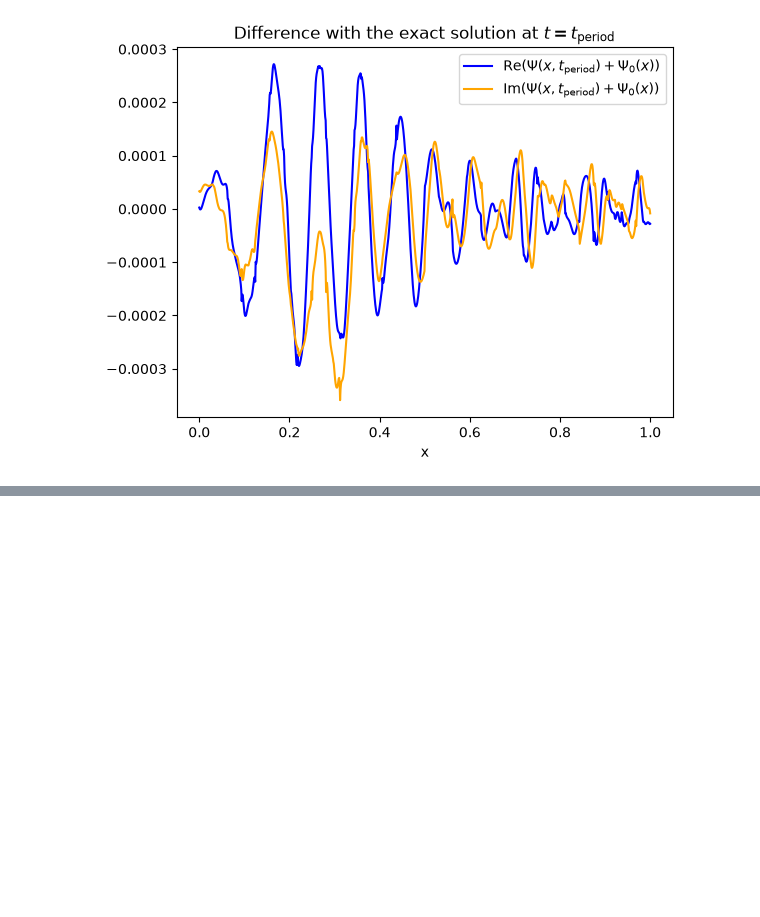
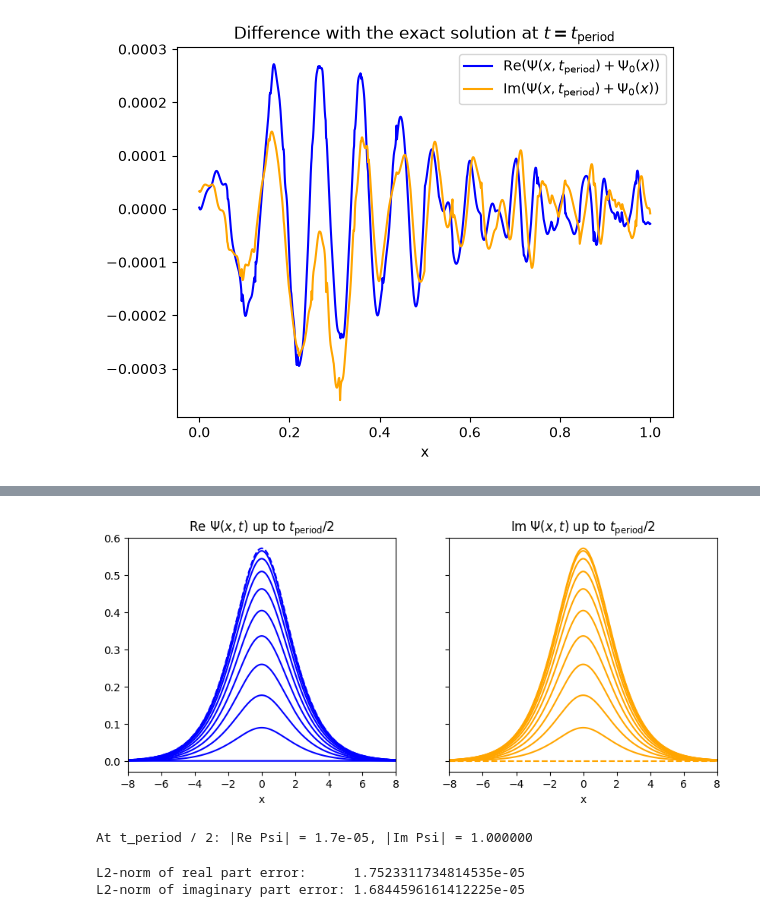
Before and after one commit to MRChemSoft/vampyr, a Jupyter notebook: docs/notebooks/harmonic_oscillator_evolution.ipynb, the cells around one changed output, grey strips where cells are left out. Drawn from its saved outputs; the diff is of its cells as text; code cells hidden in the pictures; blank space fills up the shorter version.

```diff
--- a/docs/notebooks/harmonic_oscillator_evolution.ipynb
+++ b/docs/notebooks/harmonic_oscillator_evolution.ipynb
@@ -336,0 +458,57 @@ L2-norm of imaginary part error: 6.985024710103107e-05
+# %%
+# Free the oscillator's operator before building the atom's
+del iteratorA
+
+psi0 = psi0.to_complex()
+t_period = np.pi / abs(E0)
+time_step = 0.5 * t_period / N
+
+def tilde_V(y):
+    return V(y) - time_step**2 / 48 * dV(y)**2
+
+iteratorA = ChinChenA(
+    expA = create_unitary_kinetic_operator(mra, precision, time_step / (16 * L**2), finest_scale),
+    expB = create_unitary_potential_operator(Pc, V, time_step / 6),
+    exp_tildeB = create_unitary_potential_operator(Pc, tilde_V, 2 * time_step / 3)
+)
+# %%
+# Plot against x, with the normalisation on [-L, L]
+x_vec = np.linspace(0, 0.9999, 1000)
+x_plt = 2 * L * (x_vec - 0.5)
+scale = 1 / np.sqrt(2 * L)
+
+fig, (ax_re, ax_im) = plt.subplots(1, 2, sharey = True, figsize = (10, 4))
+
+def plot_parts(psi, style = '-'):
+    re = psi.real()
+    im = psi.imag()
+    ax_re.plot(x_plt, [scale * re([x]) for x in x_vec], style, color = 'blue')
+    ax_im.plot(x_plt, [scale * im([x]) for x in x_vec], style, color = 'orange')
+
+psiA = psi0
+plot_parts(psiA, '--')
+for n in range(N):
+    psiA = iteratorA(psiA)
+    plot_parts(psiA)
+
+for ax, part in ((ax_re, 'Re'), (ax_im, 'Im')):
+    ax.set_xlim(-8, 8)
+    ax.set_xlabel('x')
+    ax.set_title(part + r' $\Psi(x, t)$ up to $t_{ \text{period} } / 2$')
+plt.show()
+
+print(f"At t_period / 2: |Re Psi| = {psiA.real().norm():.1e}, |Im Psi| = {psiA.imag().norm():.6f}")
+# %% [output]
+[figure, added]
+At t_period / 2: |Re Psi| = 1.7e-05, |Im Psi| = 1.000000
+# %%
+for n in range(N):
+    psiA = iteratorA(psiA)
+
+per_errorA = psiA + psi0
+
+print(f"L2-norm of real part error:      {per_errorA.real().norm()}")
+print(f"L2-norm of imaginary part error: {per_errorA.imag().norm()}")
+# %% [output]
+L2-norm of real part error:      1.7523311734814535e-05
+L2-norm of imaginary part error: 1.6844596161412225e-05
```
Also changed, not shown: parts of 5 cells of this notebook.
